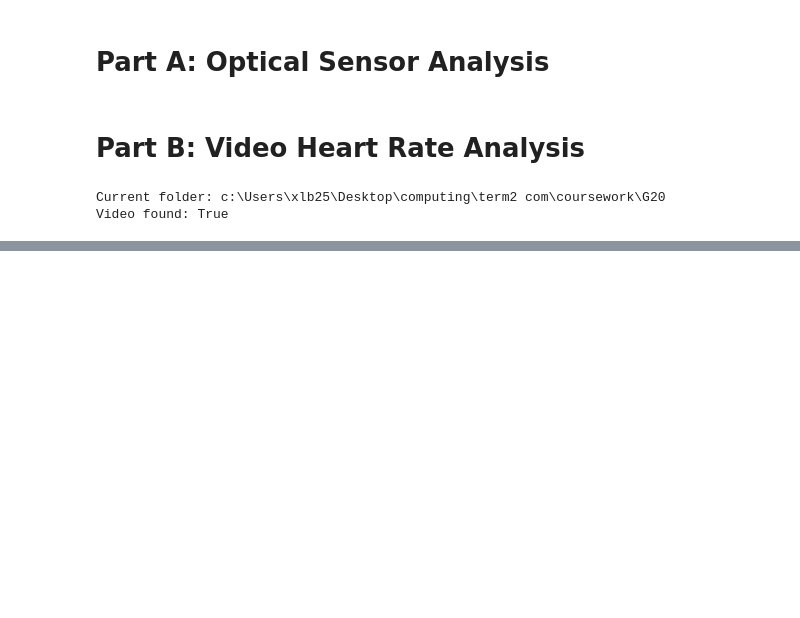
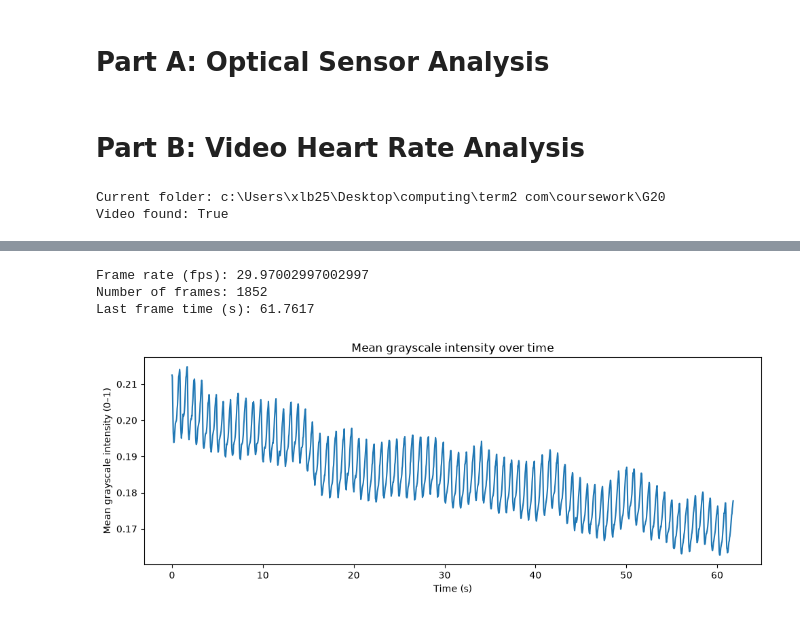
Before and after one commit to Xc1Re/G20, a Jupyter notebook: G20 course work-1.ipynb, the cells around one changed output, grey strips where cells are left out. Saved outputs shown, nothing was run; the diff lists cells and outputs as text; code cells hidden in the pictures; blank space fills up the shorter version.

```diff
--- a/G20 course work-1.ipynb
+++ b/G20 course work-1.ipynb
@@ -25,0 +50,36 @@ print("Video processing libraries imported successfully.")
+# %%
+# Read the frame rate from the video metadata
+metadata = iio.immeta(video_path, plugin="pyav")
+fps = metadata["fps"]
+
+# Convert each frame to grayscale and store its mean intensity
+mean_gray = []
+
+for frame in iio.imiter(video_path, plugin="pyav"):
+    gray = rgb2gray(frame)
+    mean_gray.append(gray.mean())
+
+# Convert the results to a NumPy array
+mean_gray = np.array(mean_gray)
+
+# Approximate the sampling times using the nominal frame rate
+time = np.arange(mean_gray.size) / fps
+
+print("Frame rate (fps):", fps)
+print("Number of frames:", mean_gray.size)
+print("Last frame time (s):", time[-1])
+# %% [output]
+Frame rate (fps): 29.97002997002997
+Number of frames: 1852
+Last frame time (s): 61.7617
+# %%
+# Plot mean grayscale intensity against time
+plt.figure(figsize=(10, 4))
+plt.plot(time, mean_gray)
+plt.xlabel("Time (s)")
+plt.ylabel("Mean grayscale intensity (0–1)")
+plt.title("Mean grayscale intensity over time")
+plt.tight_layout()
+plt.show()
+# %% [output]
+[figure, added]
```
Also changed, not shown: parts of 2 cells of this notebook.
